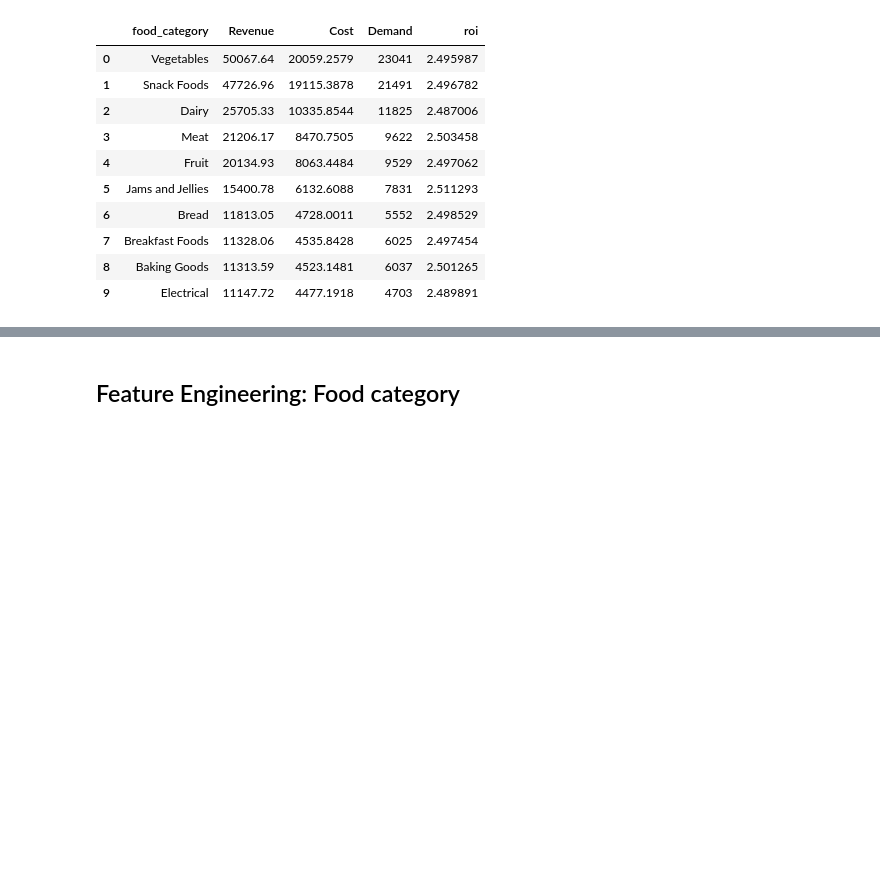
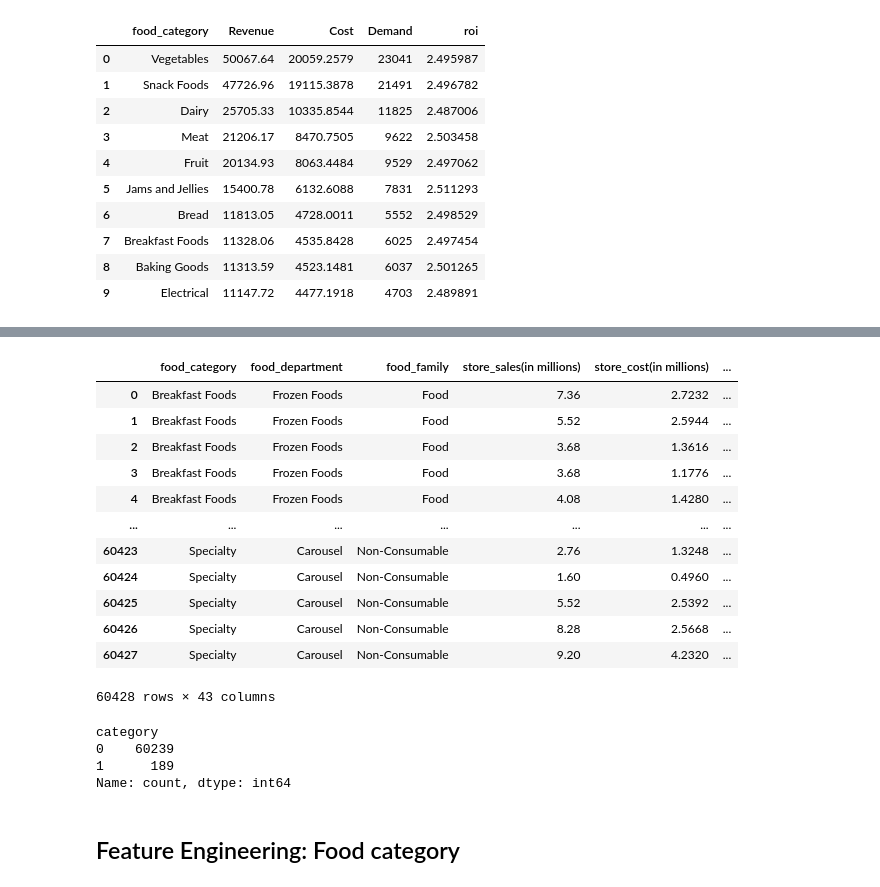
Before and after one commit to Indranil-Seal/customer_acq_model, a Jupyter notebook: notebooks/FEATURE_ENGINEERING/FeatureEngineering_v1.ipynb, the cells around one changed output, grey strips where cells are left out. Drawn from its saved outputs; the diff is of its cells as text; code cells hidden in the pictures; blank space fills up the shorter version.

Commit message:
Committing the changes made for food category column

```diff
--- a/notebooks/FEATURE_ENGINEERING/FeatureEngineering_v1.ipynb
+++ b/notebooks/FEATURE_ENGINEERING/FeatureEngineering_v1.ipynb
@@ -193,3 +193,8 @@ fc_df.head(10)  ## sort revenue wise take top 10 food category in desc order ##
 | 7 | Breakfast Foods | 11328.06 | 4535.8428 | 6025 | 2.497454 |
 | 8 | Baking Goods | 11313.59 | 4523.1481 | 6037 | 2.501265 |
 | 9 | Electrical | 11147.72 | 4477.1918 | 4703 | 2.489891 |
+# %%
+## sort revenue wise take top 10 food category in desc order
+
+fc_top10_df = pd.read_csv(f"{intermediate_loc}\\food_category_revenue_top10.csv")
+fc_top10_df.head(10)
@@ -195,0 +213,3 @@ fc_df.head(10)  ## sort revenue wise take top 10 food category in desc order ##
+# %%
+fc_top10_list = fc_top10_df.iloc[:, 0].tolist()
+fc_top10_list
@@ -196,3 +227,34 @@ fc_df.head(10)  ## sort revenue wise take top 10 food category in desc order ##
+# %%
+def one_hot_encode_food_categories(df, food_column, top_categories):
+
+    for category in top_categories:
+        df['category'] = (df[food_column] == category).astype(int)
+
+    return df
+# %%
+food_category_final = one_hot_encode_food_categories(data, 'food_category', fc_top10_list)
+food_category_final
+# %% [output]
+|  | food_category | food_department | food_family | store_sales(in millions) | store_cost(in millions) | ... |
+| 0 | Breakfast Foods | Frozen Foods | Food | 7.36 | 2.7232 | ... |
+| 1 | Breakfast Foods | Frozen Foods | Food | 5.52 | 2.5944 | ... |
+| 2 | Breakfast Foods | Frozen Foods | Food | 3.68 | 1.3616 | ... |
+| 3 | Breakfast Foods | Frozen Foods | Food | 3.68 | 1.1776 | ... |
+| 4 | Breakfast Foods | Frozen Foods | Food | 4.08 | 1.4280 | ... |
+| ... | ... | ... | ... | ... | ... | ... |
+| 60423 | Specialty | Carousel | Non-Consumable | 2.76 | 1.3248 | ... |
+| 60424 | Specialty | Carousel | Non-Consumable | 1.60 | 0.4960 | ... |
+| 60425 | Specialty | Carousel | Non-Consumable | 5.52 | 2.5392 | ... |
+| 60426 | Specialty | Carousel | Non-Consumable | 8.28 | 2.5668 | ... |
+| 60427 | Specialty | Carousel | Non-Consumable | 9.20 | 4.2320 | ... |
+60428 rows × 43 columns
+# %%
+food_category_final.category.value_counts()
+# %% [output]
+category
+0    60239
+1      189
+Name: count, dtype: int64
 # %% [markdown]
 ## Feature Engineering: Food category
 # %%
```
Also changed, not shown: parts of 2 cells of this notebook, 2 other files.
